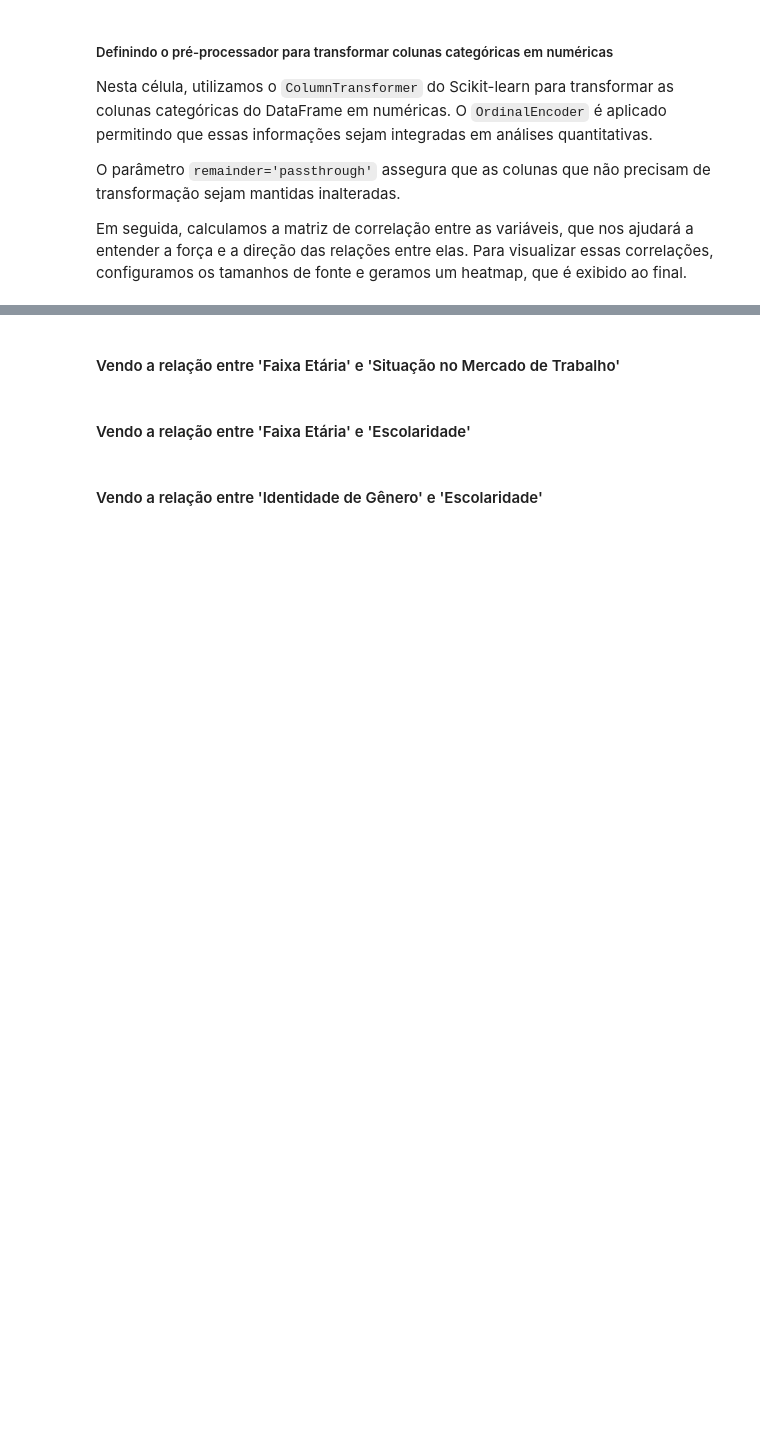
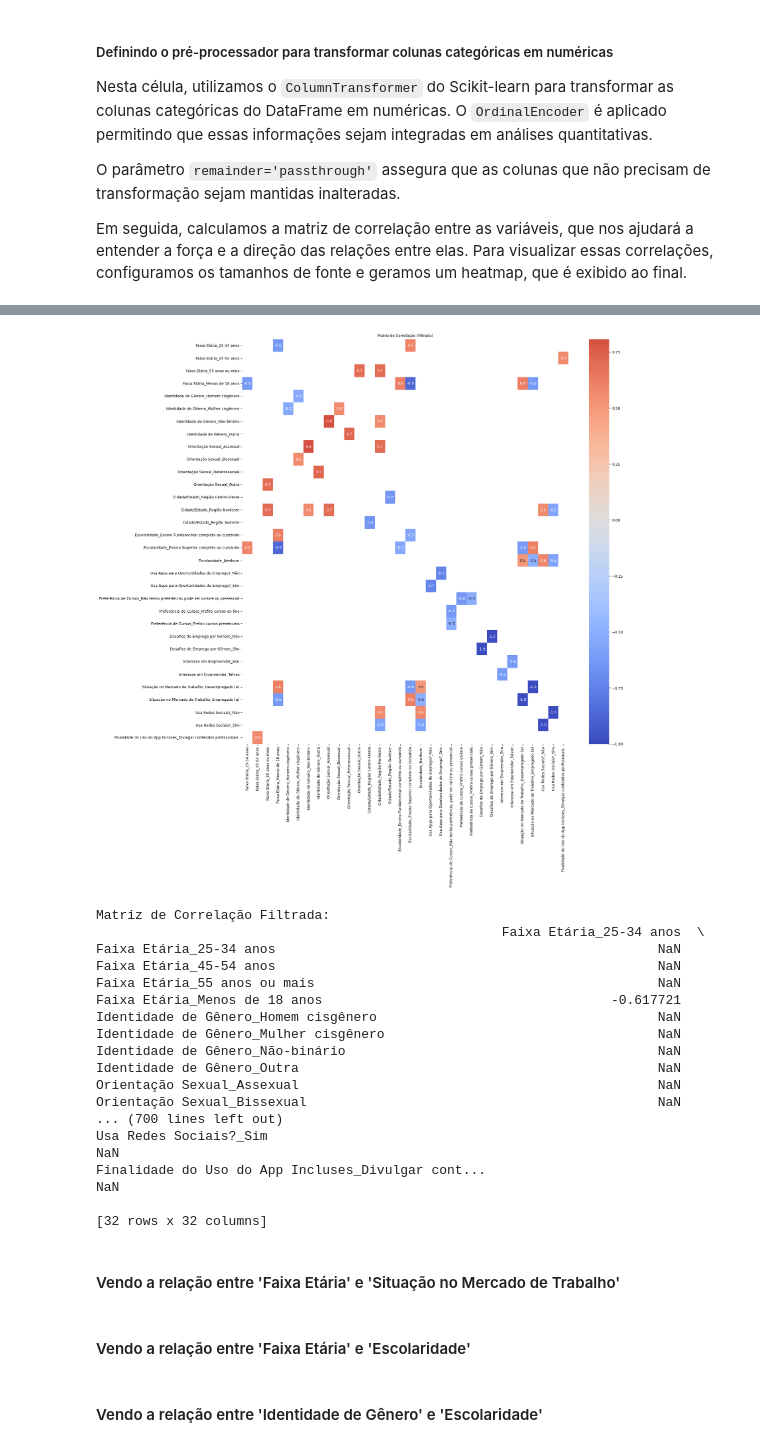
Before and after one commit to Incluses/incluses_AED, a Jupyter notebook: aed_forms/Analise_base_incluses_forms.ipynb, the cells around one changed output, grey strips where cells are left out. Saved outputs shown, nothing was run; the diff lists cells and outputs as text; code cells hidden in the pictures; blank space fills up the shorter version.

Commit message:
Adicição de pca e melhor visualização da matriz de correlação

```diff
--- a/aed_forms/Analise_base_incluses_forms.ipynb
+++ b/aed_forms/Analise_base_incluses_forms.ipynb
@@ -184,3 +143,70 @@ plt.show()
+# %%
+# Definindo o pré-processador para transformar colunas categóricas em numéricas
+preprocessador = ColumnTransformer(
+    transformers=[
+        ('one_hot_encoder', OneHotEncoder(sparse_output=False), make_column_selector(dtype_include=['object', 'bool']))
+    ],
+    remainder='passthrough',  # Manter as colunas não transformadas
+    verbose_feature_names_out=False
+)
+
+# Aplicando a transformação
+df_incluses_in_float = preprocessador.fit_transform(df_incluses)
+
+# Obtendo as novas colunas criadas pelo OneHotEncoder
+colunas_transformadas = preprocessador.named_transformers_['one_hot_encoder'].get_feature_names_out(
+    input_features=df_incluses.select_dtypes(include=['object', 'bool']).columns
+)
+
+# Obtendo as colunas que não foram transformadas (numéricas)
+colunas_restantes = df_incluses.select_dtypes(exclude=['object', 'bool']).columns
+
+# Combinando as colunas transformadas e não transformadas
+novas_colunas = np.concatenate([colunas_transformadas, colunas_restantes])
+
+# Convertendo o resultado de volta para um DataFrame com as novas colunas
+df_incluses_in_float = pd.DataFrame(df_incluses_in_float, columns=novas_colunas)
+
+# Calculando a matriz de correlação
+matriz_correlacao = df_incluses_in_float.corr()
+
+# Removendo a diagonal principal
+np.fill_diagonal(matriz_correlacao.values, 0)
+
+# Filtrando a matriz de correlação para valores acima de 0.5 e abaixo de -0.5
+matriz_correlacao_filtrada = matriz_correlacao[(matriz_correlacao > 0.5) | (matriz_correlacao < -0.5)]
+
+# Removendo colunas e linhas que não contêm correlações significativas
+matriz_correlacao_filtrada = matriz_correlacao_filtrada.dropna(how='all', axis=0).dropna(how='all', axis=1)
+
+# Visualização da matriz de correlação filtrada
+plt.figure(figsize=(18, 18))
+sns.heatmap(matriz_correlacao_filtrada, annot=True, fmt=".1f", cmap="coolwarm", center=0)
+plt.title("Matriz de Correlação (Filtrada)")
+plt.show()
+
+# Exibindo a matriz de correlação filtrada
+print("Matriz de Correlação Filtrada:")
+print(matriz_correlacao_filtrada)
+# %% [output]
+[figure, added]
+Matriz de Correlação Filtrada:
+                                                    Faixa Etária_25-34 anos  \
+Faixa Etária_25-34 anos                                                 NaN
+Faixa Etária_45-54 anos                                                 NaN
+Faixa Etária_55 anos ou mais                                            NaN
+Faixa Etária_Menos de 18 anos                                     -0.617721
+Identidade de Gênero_Homem cisgênero                                    NaN
+Identidade de Gênero_Mulher cisgênero                                   NaN
+Identidade de Gênero_Não-binário                                        NaN
+Identidade de Gênero_Outra                                              NaN
+Orientação Sexual_Assexual                                              NaN
+Orientação Sexual_Bissexual                                             NaN
+... (700 lines left out)
+Usa Redes Sociais?_Sim                                                                            NaN
+Finalidade do Uso do App Incluses_Divulgar cont...                                                NaN
+
+[32 rows x 32 columns]
 # %% [markdown]
 #### Vendo a relação entre 'Faixa Etária' e 'Situação no Mercado de Trabalho'
 # %%
```
Also changed, not shown: parts of 3 cells of this notebook, 2 other files.
